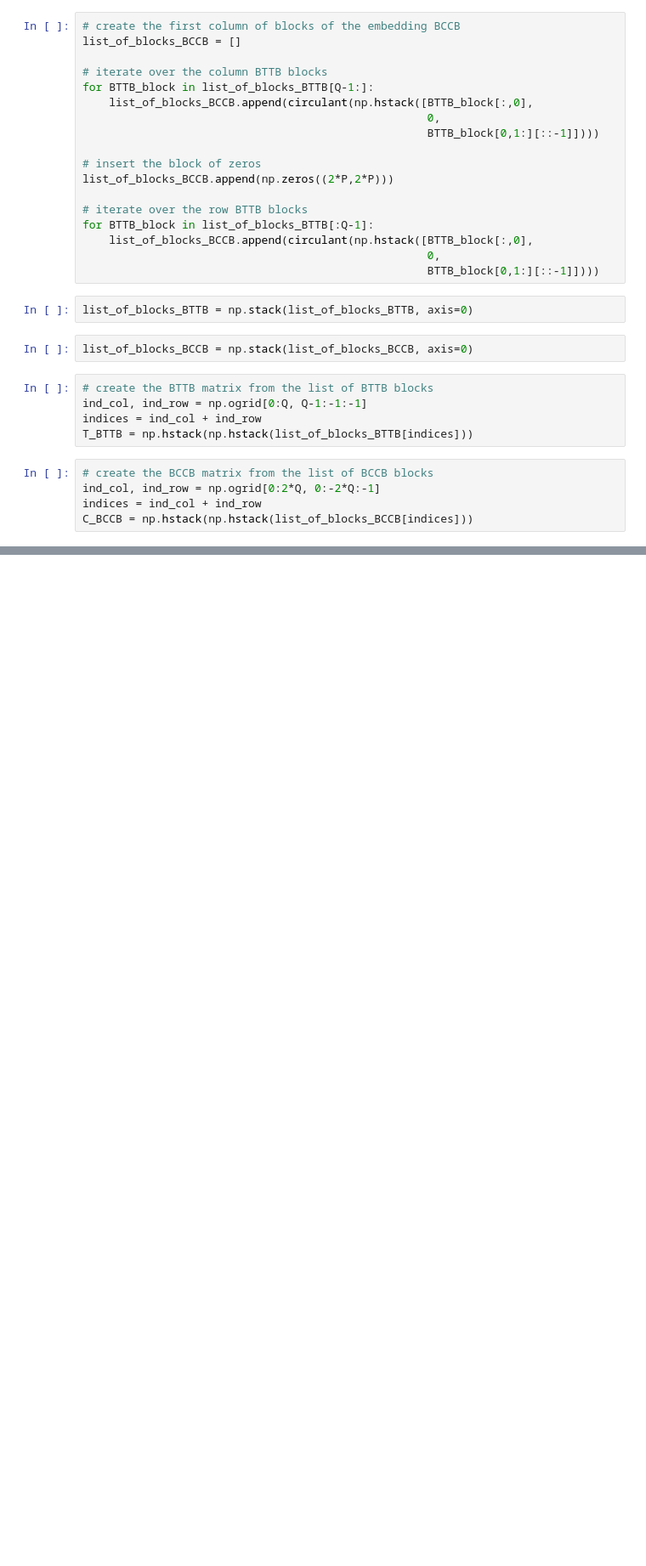
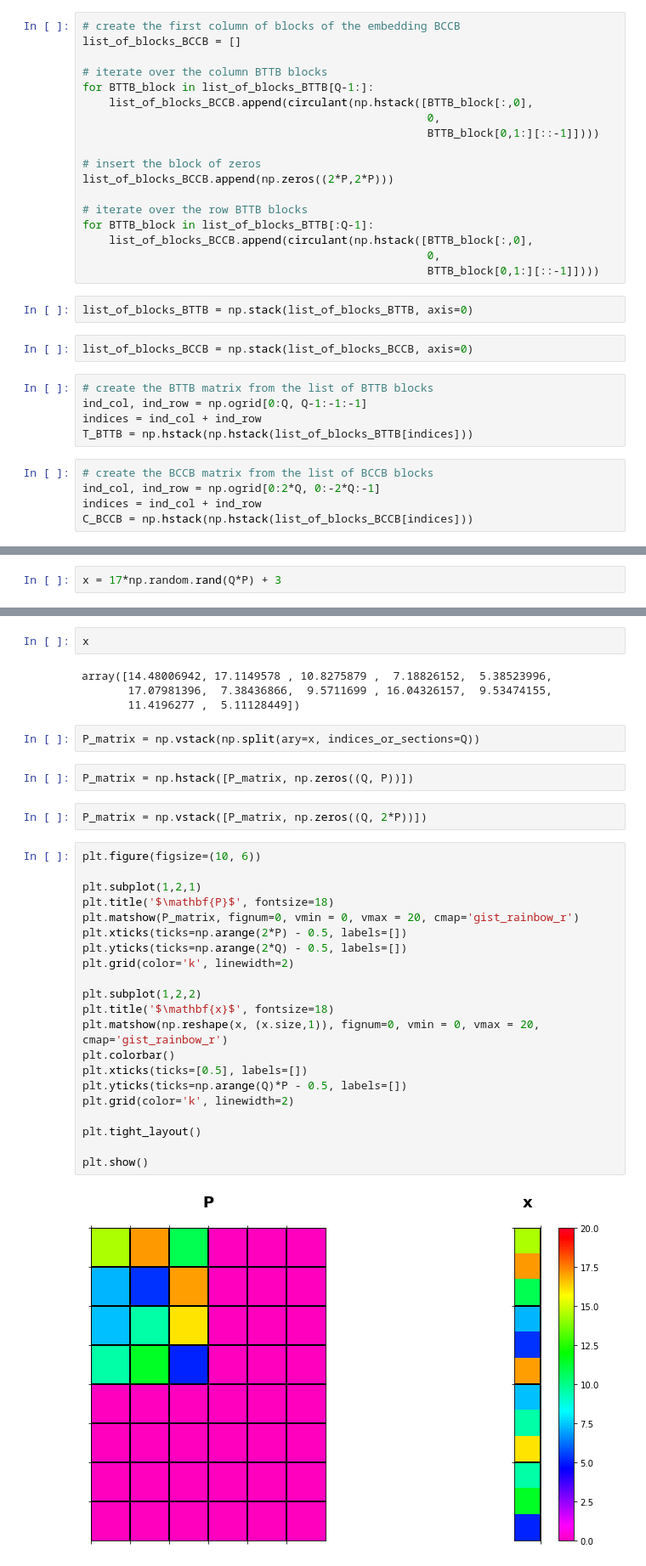
Before and after one commit to birocoles/Disciplina-metodos-computacionais, a Jupyter notebook: Content/Block_Toeplitz_circulant_matrices.ipynb, the cells around one changed output, grey strips where cells are left out. Shown at 85% size. Saved outputs shown, nothing was run; the diff lists cells and outputs as text; blank space fills up the shorter version.

```diff
--- a/Content/Block_Toeplitz_circulant_matrices.ipynb
+++ b/Content/Block_Toeplitz_circulant_matrices.ipynb
@@ -887,0 +888,2 @@ plt.show()
+# %%
+x = 17*np.random.rand(Q*P) + 3
@@ -887,0 +907,35 @@ plt.show()
+# %%
+x
+# %% [output]
+array([14.48006942, 17.1149578 , 10.8275879 ,  7.18826152,  5.38523996,
+       17.07981396,  7.38436866,  9.5711699 , 16.04326157,  9.53474155,
+       11.4196277 ,  5.11128449])
+# %%
+P_matrix = np.vstack(np.split(ary=x, indices_or_sections=Q))
+# %%
+P_matrix = np.hstack([P_matrix, np.zeros((Q, P))])
+# %%
+P_matrix = np.vstack([P_matrix, np.zeros((Q, 2*P))])
+# %%
+plt.figure(figsize=(10, 6))
+
+plt.subplot(1,2,1)
+plt.title('$\mathbf{P}$', fontsize=18)
+plt.matshow(P_matrix, fignum=0, vmin = 0, vmax = 20, cmap='gist_rainbow_r')
+plt.xticks(ticks=np.arange(2*P) - 0.5, labels=[])
+plt.yticks(ticks=np.arange(2*Q) - 0.5, labels=[])
+plt.grid(color='k', linewidth=2)
+
+plt.subplot(1,2,2)
+plt.title('$\mathbf{x}$', fontsize=18)
+plt.matshow(np.reshape(x, (x.size,1)), fignum=0, vmin = 0, vmax = 20, cmap='gist_rainbow_r')
+plt.colorbar()
+plt.xticks(ticks=[0.5], labels=[])
+plt.yticks(ticks=np.arange(Q)*P - 0.5, labels=[])
+plt.grid(color='k', linewidth=2)
+
+plt.tight_layout()
+
+plt.show()
+# %% [output]
+[figure, added]
```
Also changed, not shown: parts of 30 cells of this notebook.
